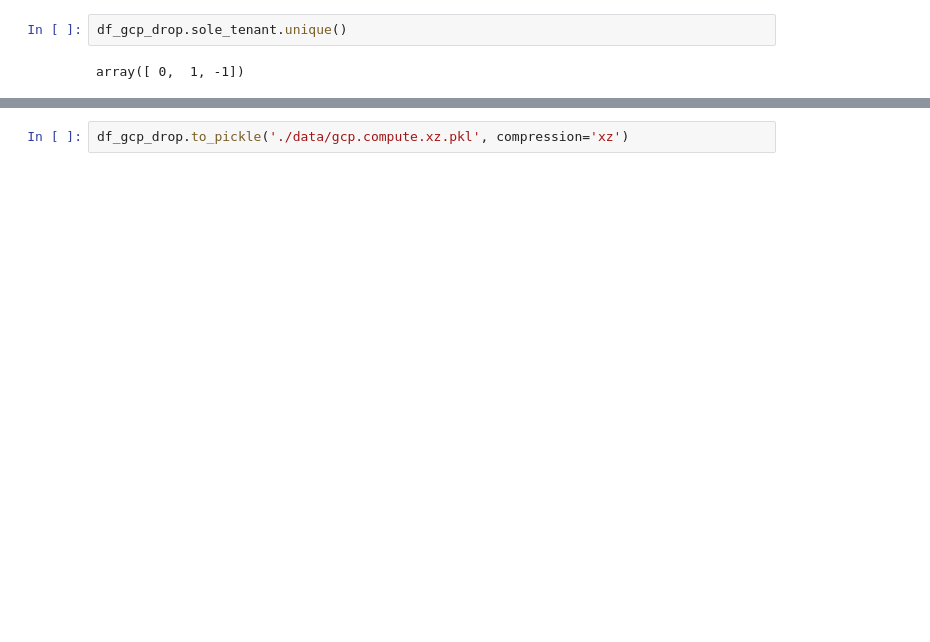
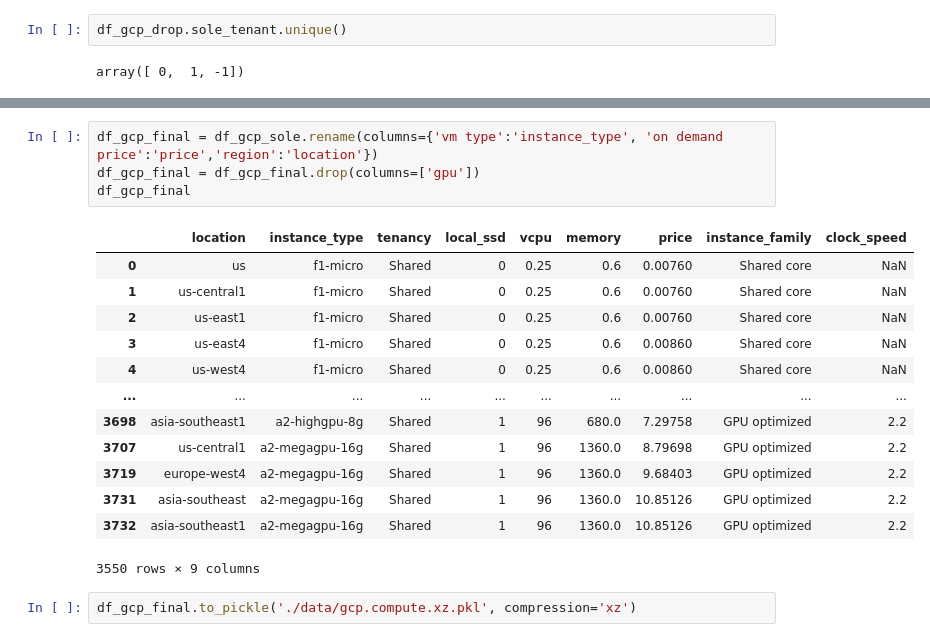
Before and after one commit to wframe-uw/Cloud-Comparison, a Jupyter notebook: Clean_And_Pickle_GCP.ipynb, the cells around one changed output, grey strips where cells are left out. Saved outputs shown, nothing was run; the diff lists cells and outputs as text; blank space fills up the shorter version.

Commit message:
Finished merging GCP data

```diff
--- a/Clean_And_Pickle_GCP.ipynb
+++ b/Clean_And_Pickle_GCP.ipynb
@@ -114,2 +177,20 @@ array([ 0,  1, -1])
+# %%
+df_gcp_final = df_gcp_sole.rename(columns={'vm type':'instance_type', 'on demand price':'price','region':'location'})
+df_gcp_final = df_gcp_final.drop(columns=['gpu'])
+df_gcp_final
+# %% [output]
+|  | location | instance_type | tenancy | local_ssd | vcpu | memory | price | instance_family | clock_speed |
+| 0 | us | f1-micro | Shared | 0 | 0.25 | 0.6 | 0.00760 | Shared core | NaN |
+| 1 | us-central1 | f1-micro | Shared | 0 | 0.25 | 0.6 | 0.00760 | Shared core | NaN |
+| 2 | us-east1 | f1-micro | Shared | 0 | 0.25 | 0.6 | 0.00760 | Shared core | NaN |
+| 3 | us-east4 | f1-micro | Shared | 0 | 0.25 | 0.6 | 0.00860 | Shared core | NaN |
+| 4 | us-west4 | f1-micro | Shared | 0 | 0.25 | 0.6 | 0.00860 | Shared core | NaN |
+| ... | ... | ... | ... | ... | ... | ... | ... | ... | ... |
+| 3698 | asia-southeast1 | a2-highgpu-8g | Shared | 1 | 96 | 680.0 | 7.29758 | GPU optimized | 2.2 |
+| 3707 | us-central1 | a2-megagpu-16g | Shared | 1 | 96 | 1360.0 | 8.79698 | GPU optimized | 2.2 |
+| 3719 | europe-west4 | a2-megagpu-16g | Shared | 1 | 96 | 1360.0 | 9.68403 | GPU optimized | 2.2 |
+| 3731 | asia-southeast | a2-megagpu-16g | Shared | 1 | 96 | 1360.0 | 10.85126 | GPU optimized | 2.2 |
+| 3732 | asia-southeast1 | a2-megagpu-16g | Shared | 1 | 96 | 1360.0 | 10.85126 | GPU optimized | 2.2 |
+3550 rows × 9 columns
 # %%
-df_gcp_drop.to_pickle('./data/gcp.compute.xz.pkl', compression='xz')
+df_gcp_final.to_pickle('./data/gcp.compute.xz.pkl', compression='xz')
```
Also changed, not shown: parts of 12 cells of this notebook, 4 other files.
